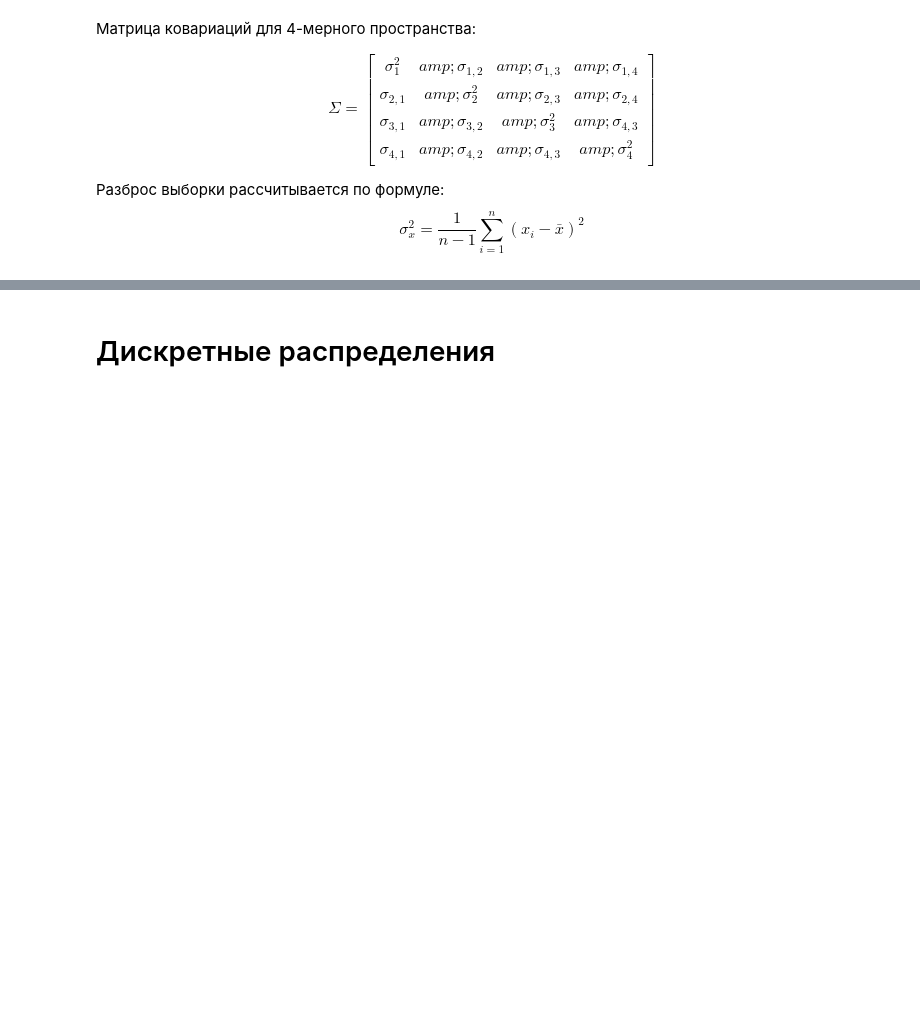
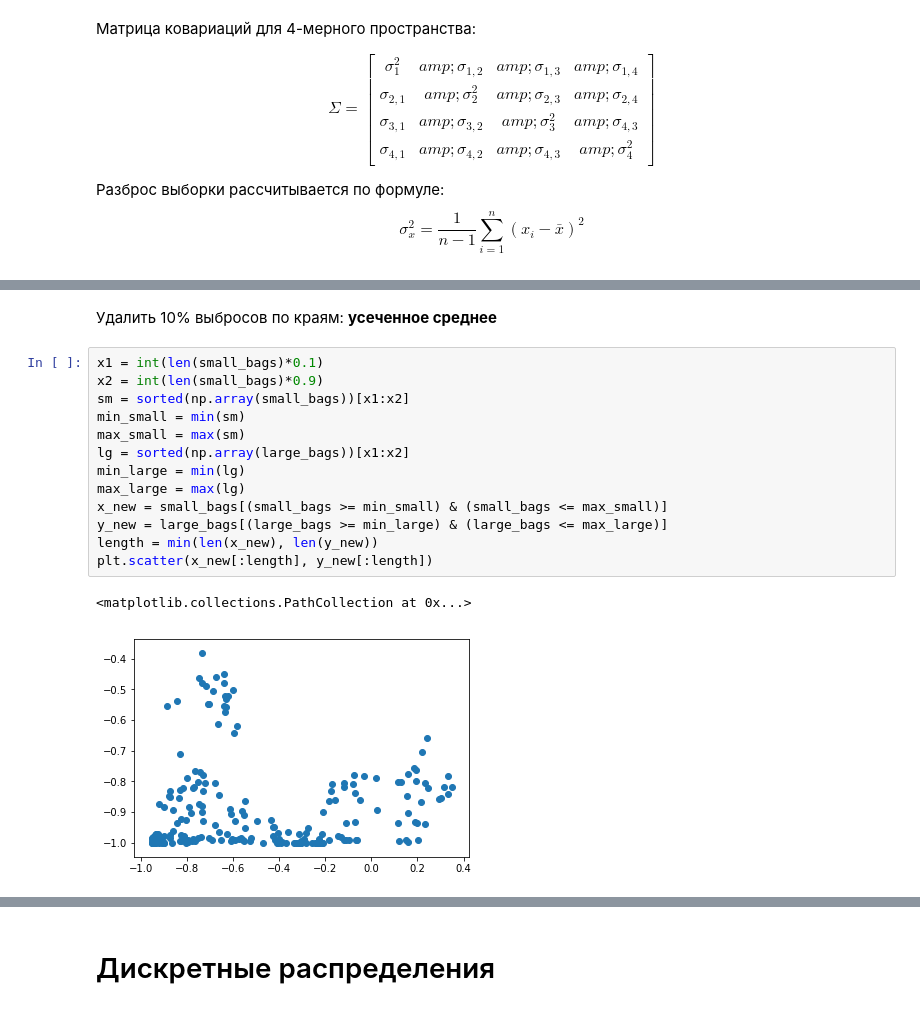
Before and after one commit to yustiks/statistics_in_python, a Jupyter notebook: statistics_3.ipynb, the cells around one changed output, grey strips where cells are left out. Cells and saved outputs as stored; diff of their text form; blank space fills up the shorter version.

```diff
--- a/statistics_3.ipynb
+++ b/statistics_3.ipynb
@@ -96,0 +94,18 @@ No cutoff [0.86481011] [0.1986988]
+# %% [markdown]
+Удалить 10% выбросов по краям: **усеченное среднее**
+# %%
+x1 = int(len(small_bags)*0.1)
+x2 = int(len(small_bags)*0.9)
+sm = sorted(np.array(small_bags))[x1:x2]
+min_small = min(sm)
+max_small = max(sm)
+lg = sorted(np.array(large_bags))[x1:x2]
+min_large = min(lg)
+max_large = max(lg)
+x_new = small_bags[(small_bags >= min_small) & (small_bags <= max_small)]
+y_new = large_bags[(large_bags >= min_large) & (large_bags <= max_large)]
+length = min(len(x_new), len(y_new))
+plt.scatter(x_new[:length], y_new[:length])
+# %% [output]
+<matplotlib.collections.PathCollection at 0x...>
+[figure, added]
```
Also changed, not shown: parts of 41 cells of this notebook.
